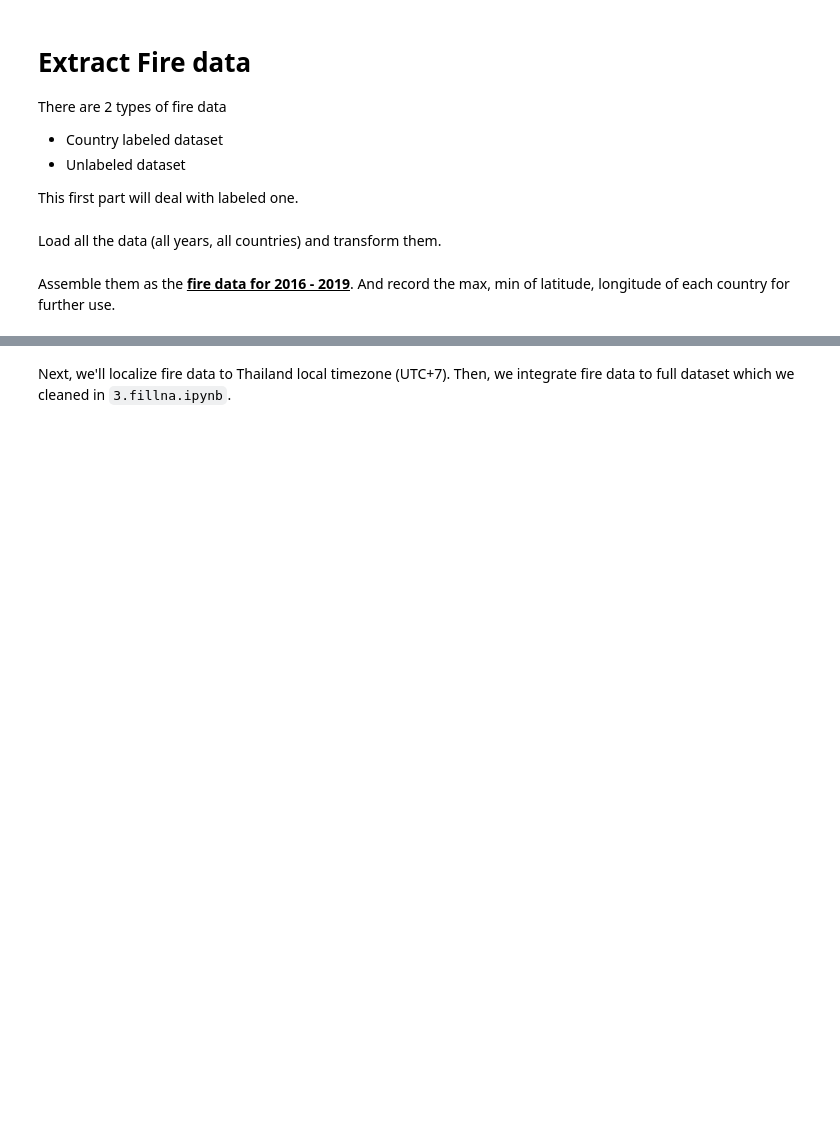
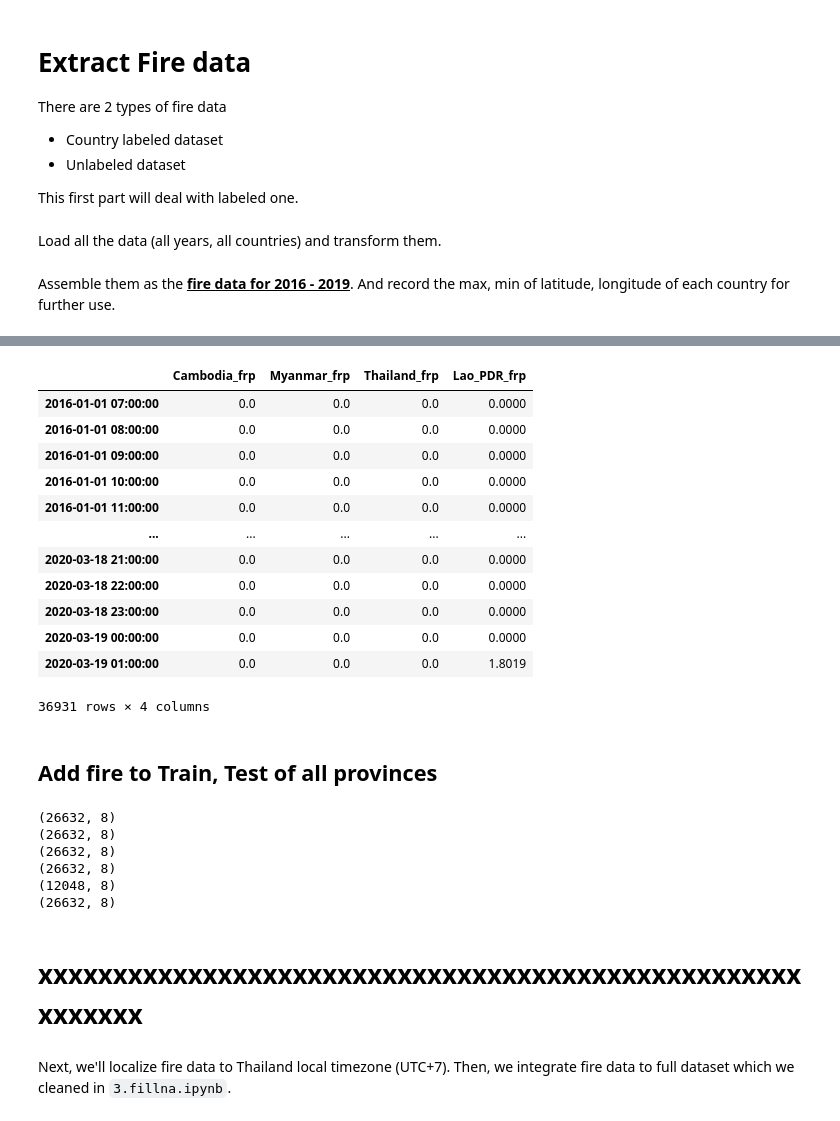
Before and after one commit to samsatp/PM25-DataScience-TermProject, a Jupyter notebook: 4. Fire.ipynb, the cells around one changed output, grey strips where cells are left out. Cells and saved outputs as stored; diff of their text form; code cells hidden in the pictures; blank space fills up the shorter version.

```diff
--- a/4. Fire.ipynb
+++ b/4. Fire.ipynb
@@ -85,0 +190,5 @@ fire_all
+# %%
+fire_2020_used = fire_2020[fire_files[0]].loc[file_0.index]
+fire_2020_used = fire_2020_used.merge(file_0, **left_join)
+fire_2020_used = fire_2020_used[['frp', 'country_code']]
+fire_2020_used
@@ -85,0 +210,11 @@ fire_all
+# %%
+# Pivoting to right format
+fire_2020 = pd.pivot(fire_2020_used.reset_index(),
+                index='datetime', columns = 'country_code', values='frp')
+
+fire_2020.rename(columns={'kh':'Cambodia_frp',
+                        'la':'Lao_PDR_frp',
+                        'mm':'Myanmar_frp',
+                        'th':'Thailand_frp'}, inplace=True)
+fire_2020.fillna(value=0.0, inplace=True)
+fire_2020.tail()
@@ -85,0 +229,33 @@ fire_all
+# %%
+# Create full time line
+timeline_2020 = pd.DataFrame(index=pd.date_range('2020-01-01 00:00:00', '2020-03-18 18:00:00', freq='H'))
+fire_2020 = timeline_2020.merge(fire_2020, **left_join).fillna(value=0.0)
+
+# Append to 2016-2019 fire
+fire_all = fire_2016_2019.append(fire_2020)
+# %%
+# Localize
+fire_all.index = fire_all.index + timedelta(hours=7)
+fire_all_localized = fire_all.copy()
+
+if not os.path.exists("./data/fire_all_localized.csv"):
+    fire_all_localized.to_csv("./data/fire_all_localized.csv")
+else: print("fire_all_localized is ready")
+# %%
+fire_all_localized
+# %% [output]
+|  | Cambodia_frp | Myanmar_frp | Thailand_frp | Lao_PDR_frp |
+| 2016-01-01 07:00:00 | 0.0 | 0.0 | 0.0 | 0.0000 |
+| 2016-01-01 08:00:00 | 0.0 | 0.0 | 0.0 | 0.0000 |
+| 2016-01-01 09:00:00 | 0.0 | 0.0 | 0.0 | 0.0000 |
+| 2016-01-01 10:00:00 | 0.0 | 0.0 | 0.0 | 0.0000 |
+| 2016-01-01 11:00:00 | 0.0 | 0.0 | 0.0 | 0.0000 |
+| ... | ... | ... | ... | ... |
+| 2020-03-18 21:00:00 | 0.0 | 0.0 | 0.0 | 0.0000 |
+| 2020-03-18 22:00:00 | 0.0 | 0.0 | 0.0 | 0.0000 |
+| 2020-03-18 23:00:00 | 0.0 | 0.0 | 0.0 | 0.0000 |
+| 2020-03-19 00:00:00 | 0.0 | 0.0 | 0.0 | 0.0000 |
+| 2020-03-19 01:00:00 | 0.0 | 0.0 | 0.0 | 1.8019 |
+36931 rows × 4 columns
+# %% [markdown]
+## Add fire to Train, Test of all provinces
@@ -86,3 +277,15 @@ fire_all
+# %%
+for p in provinces:
+    print(full_data["Train"][p].shape)
+# %% [output]
+(26632, 8)
+(26632, 8)
+(26632, 8)
+(26632, 8)
+(12048, 8)
+(26632, 8)
+# %% [markdown]
+# xxxxxxxxxxxxxxxxxxxxxxxxxxxxxxxxxxxxxxxxxxxxxxxxxxxxxxxxxx
 # %% [markdown]
 Next, we'll localize fire data to Thailand local timezone (UTC+7). Then, we integrate fire data to full dataset which we cleaned in `3.fillna.ipynb`.
 # %%
```
Also changed, not shown: parts of 19 cells of this notebook, 32 other files.
